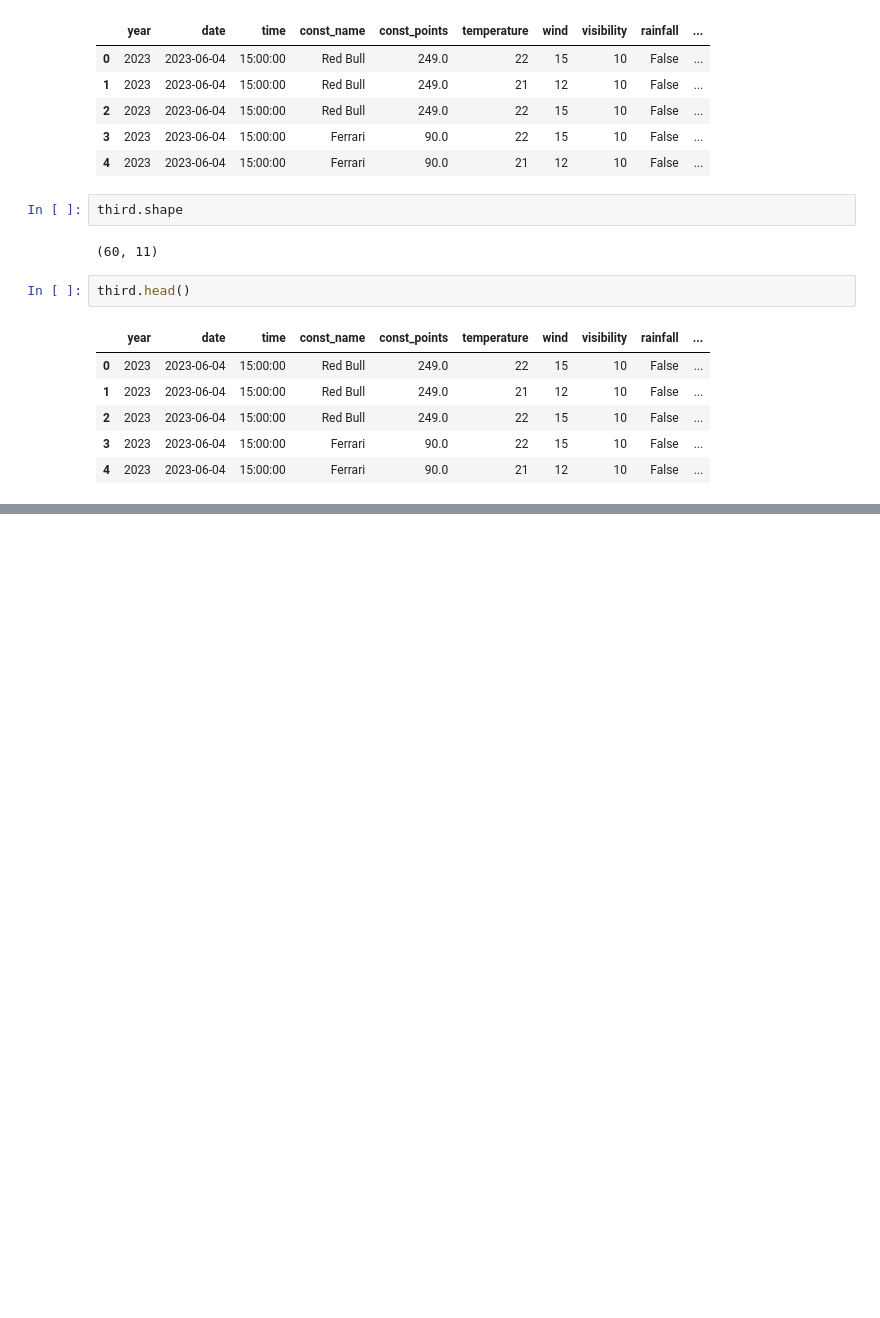
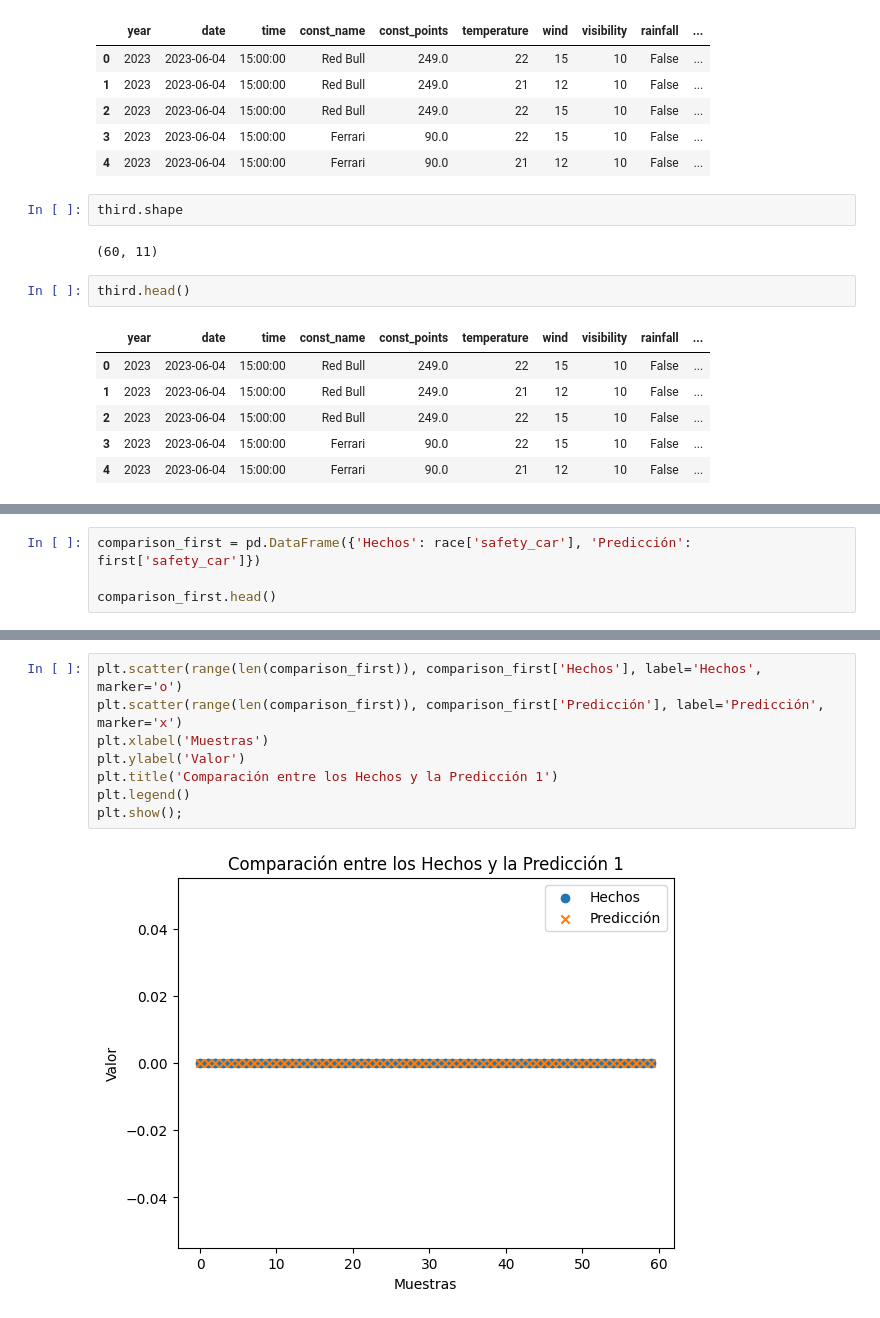
Before and after one commit to JuanGouveia/Final-Project, a Jupyter notebook: forecast/results.ipynb, the cells around one changed output, grey strips where cells are left out. Cells and saved outputs as stored; diff of their text form; blank space fills up the shorter version.

```diff
--- a/forecast/results.ipynb
+++ b/forecast/results.ipynb
@@ -81,0 +95,4 @@ third.head()
+# %%
+comparison_first = pd.DataFrame({'Hechos': race['safety_car'], 'Predicción': first['safety_car']})
+
+comparison_first.head()
@@ -81,0 +106,10 @@ third.head()
+# %%
+plt.scatter(range(len(comparison_first)), comparison_first['Hechos'], label='Hechos', marker='o')
+plt.scatter(range(len(comparison_first)), comparison_first['Predicción'], label='Predicción', marker='x')
+plt.xlabel('Muestras')
+plt.ylabel('Valor')
+plt.title('Comparación entre los Hechos y la Predicción 1')
+plt.legend()
+plt.show();
+# %% [output]
+[figure, added]
```
Also changed, not shown: parts of 8 cells of this notebook, 6 other files.
